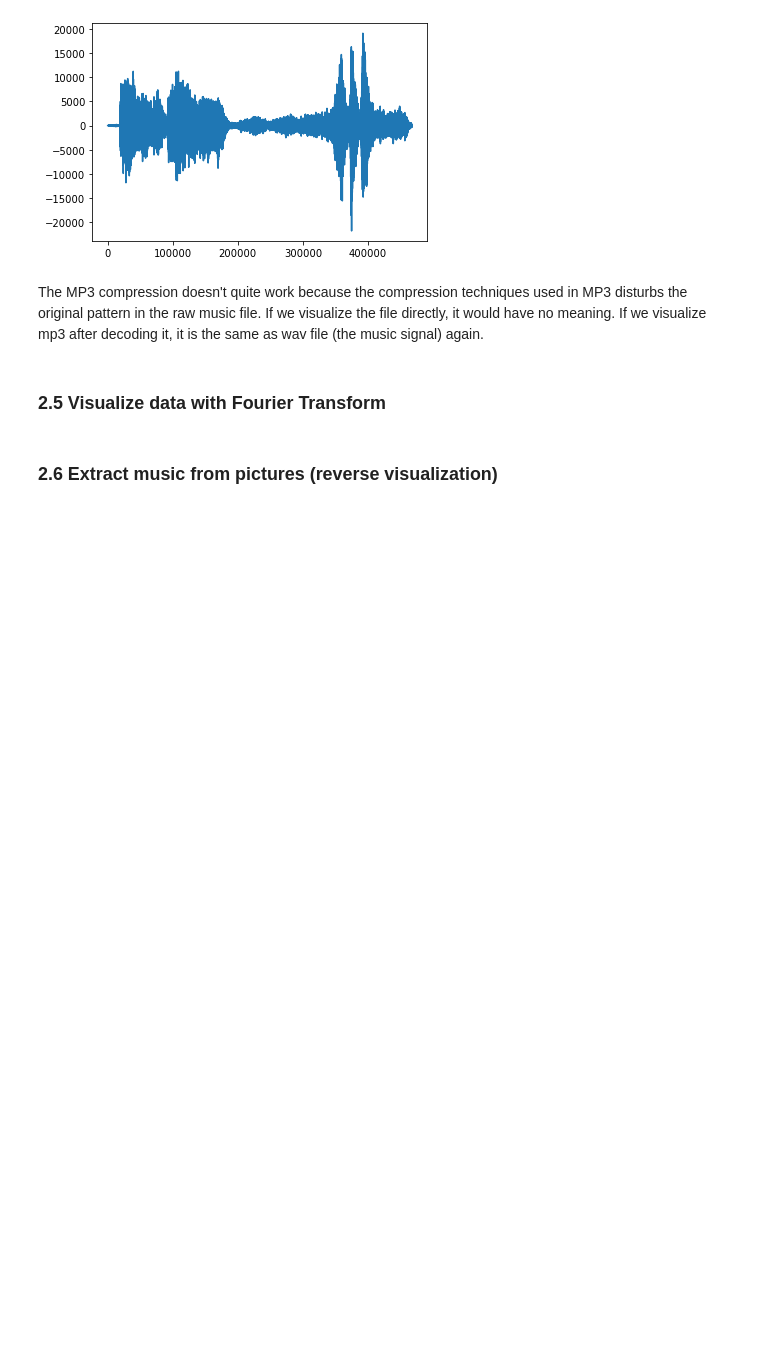
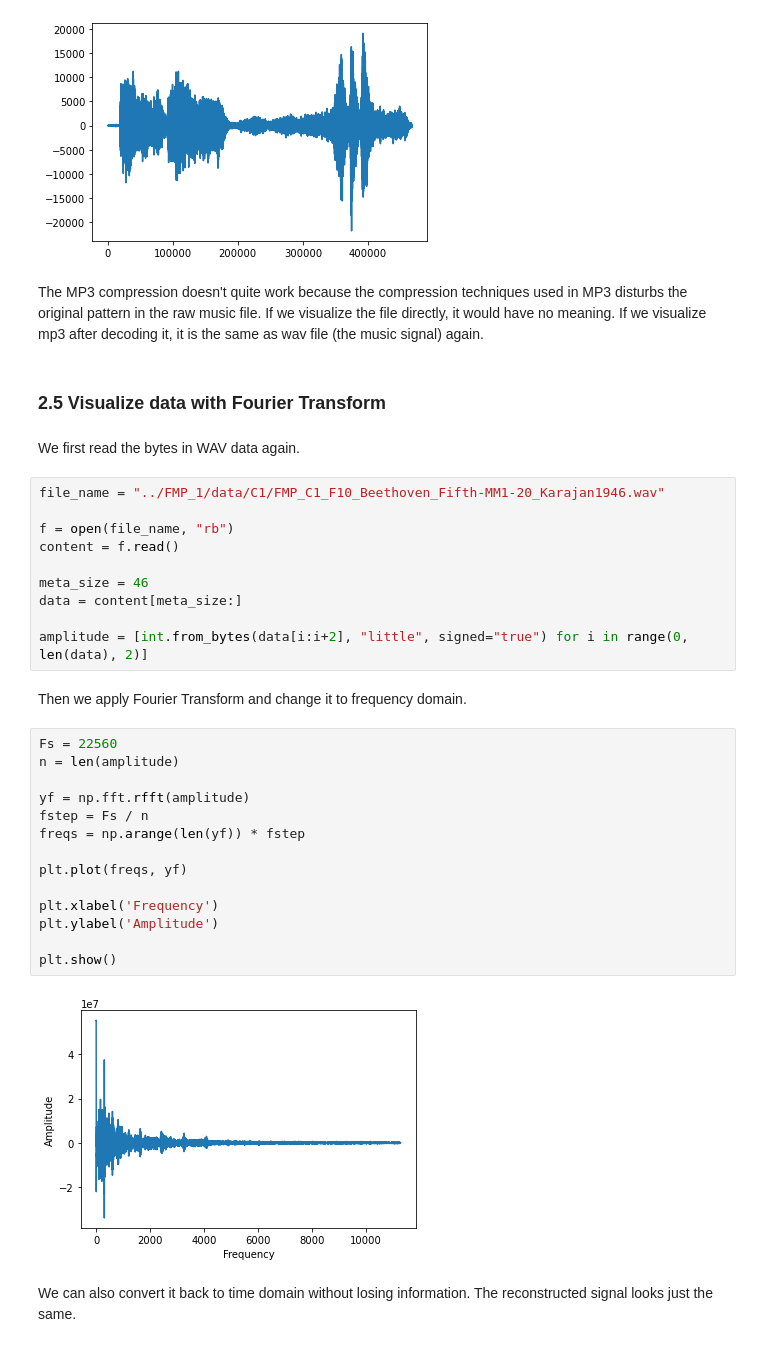
Before and after one commit to The2018/Music_AI, a Jupyter notebook: WAV_visualization.ipynb, the cells around one changed output. Cells and saved outputs as stored; diff of their text form; blank space fills up the shorter version.

```diff
--- a/WAV_visualization.ipynb
+++ b/WAV_visualization.ipynb
@@ -364,5 +364,35 @@ plt.plot(ls)
 The MP3 compression doesn't quite work because the compression techniques used in MP3 disturbs the original pattern in the raw music file. If we visualize the file directly, it would have no meaning. If we visualize mp3 after decoding it, it is the same as wav file (the music signal) again.
 # %% [markdown]
 ### 2.5 Visualize data with Fourier Transform
-# %% [markdown]
-### 2.6 Extract music from pictures (reverse visualization)
+# %% [markdown]
+We first read the bytes in WAV data again.
+# %%
+file_name = "../FMP_1/data/C1/FMP_C1_F10_Beethoven_Fifth-MM1-20_Karajan1946.wav"
+
+f = open(file_name, "rb")
+content = f.read()
+
+meta_size = 46
+data = content[meta_size:]
+
+amplitude = [int.from_bytes(data[i:i+2], "little", signed="true") for i in range(0, len(data), 2)]
+# %% [markdown]
+Then we apply Fourier Transform and change it to frequency domain.
+# %%
+Fs = 22560
+n = len(amplitude)
+
+yf = np.fft.rfft(amplitude)
+fstep = Fs / n
+freqs = np.arange(len(yf)) * fstep
+
+plt.plot(freqs, yf)
+
+plt.xlabel('Frequency')
+plt.ylabel('Amplitude')
+
+plt.show()
+# %% [output]
+[figure, added]
+# %% [markdown]
+We can also convert it back to time domain without losing information. The reconstructed signal looks just the same.
```
Also changed, not shown: parts of 1 cell of this notebook.
